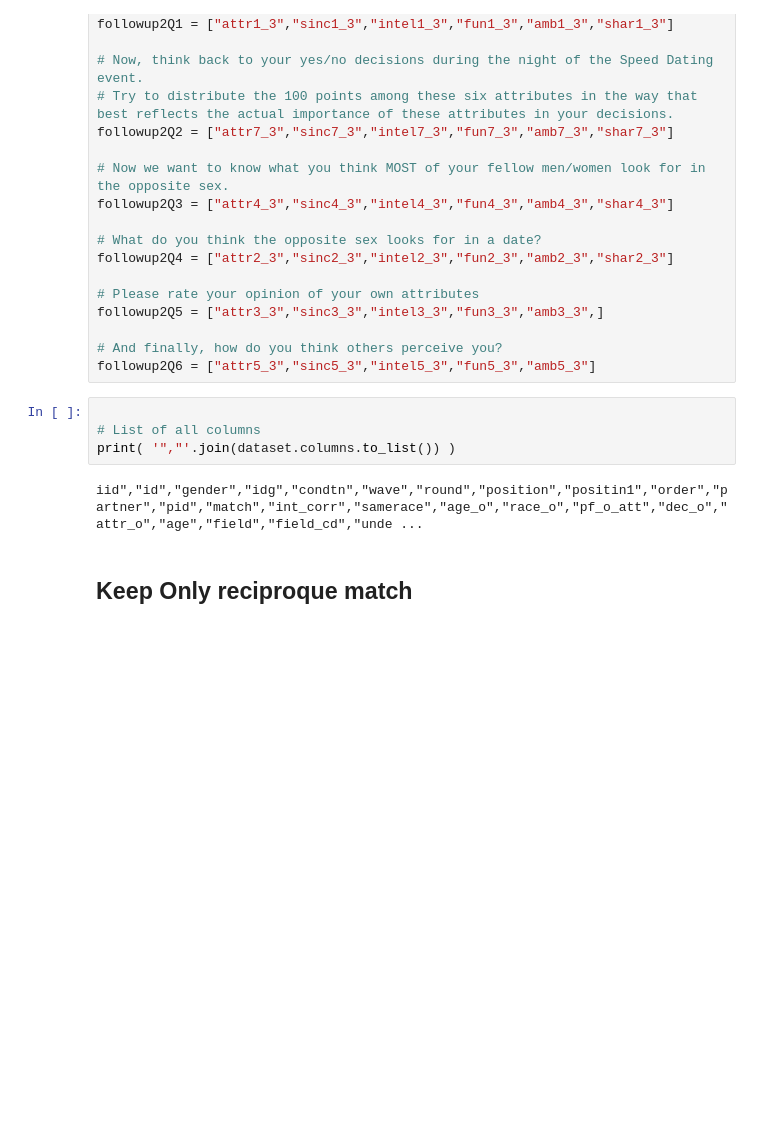
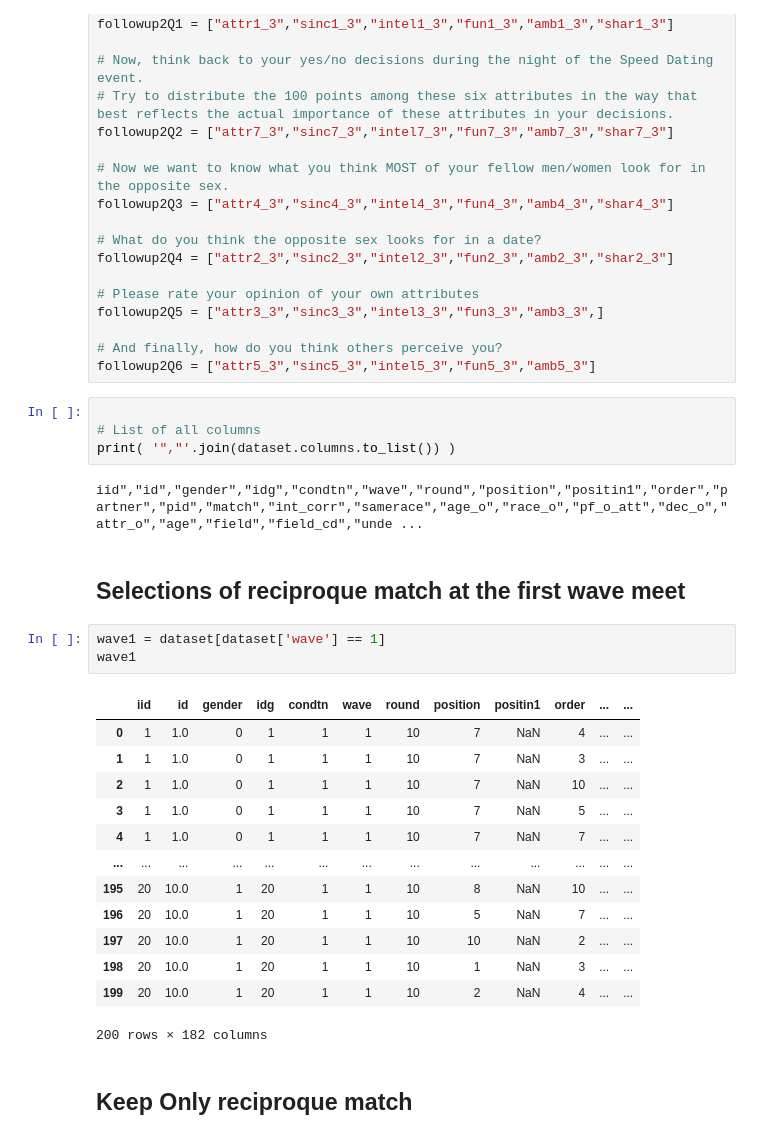
Before and after one commit to g0thier/Bloc-2, a Jupyter notebook: 01_import_dataset.ipynb, the cells around one changed output. Drawn from its saved outputs; the diff is of its cells as text; blank space fills up the shorter version.

```diff
--- a/01_import_dataset.ipynb
+++ b/01_import_dataset.ipynb
@@ -156,6 +156,25 @@ followup2Q6 = ["attr5_3","sinc5_3","intel5_3","fun5_3","amb5_3"]
 print( '","'.join(dataset.columns.to_list()) )
 # %% [output]
 iid","id","gender","idg","condtn","wave","round","position","positin1","order","partner","pid","match","int_corr","samerace","age_o","race_o","pf_o_att","dec_o","attr_o","age","field","field_cd","unde ...
+# %% [markdown]
+## Selections of reciproque match at the first wave meet
+# %%
+wave1 = dataset[dataset['wave'] == 1]
+wave1
+# %% [output]
+|  | iid | id | gender | idg | condtn | wave | round | position | positin1 | order | ... | ... |
+| 0 | 1 | 1.0 | 0 | 1 | 1 | 1 | 10 | 7 | NaN | 4 | ... | ... |
+| 1 | 1 | 1.0 | 0 | 1 | 1 | 1 | 10 | 7 | NaN | 3 | ... | ... |
+| 2 | 1 | 1.0 | 0 | 1 | 1 | 1 | 10 | 7 | NaN | 10 | ... | ... |
+| 3 | 1 | 1.0 | 0 | 1 | 1 | 1 | 10 | 7 | NaN | 5 | ... | ... |
+| 4 | 1 | 1.0 | 0 | 1 | 1 | 1 | 10 | 7 | NaN | 7 | ... | ... |
+| ... | ... | ... | ... | ... | ... | ... | ... | ... | ... | ... | ... | ... |
+| 195 | 20 | 10.0 | 1 | 20 | 1 | 1 | 10 | 8 | NaN | 10 | ... | ... |
+| 196 | 20 | 10.0 | 1 | 20 | 1 | 1 | 10 | 5 | NaN | 7 | ... | ... |
+| 197 | 20 | 10.0 | 1 | 20 | 1 | 1 | 10 | 10 | NaN | 2 | ... | ... |
+| 198 | 20 | 10.0 | 1 | 20 | 1 | 1 | 10 | 1 | NaN | 3 | ... | ... |
+| 199 | 20 | 10.0 | 1 | 20 | 1 | 1 | 10 | 2 | NaN | 4 | ... | ... |
+200 rows × 182 columns
 # %% [markdown]
 ## Keep Only reciproque match
 # %%
```
Also changed, not shown: parts of 4 cells of this notebook, 2 other files.
